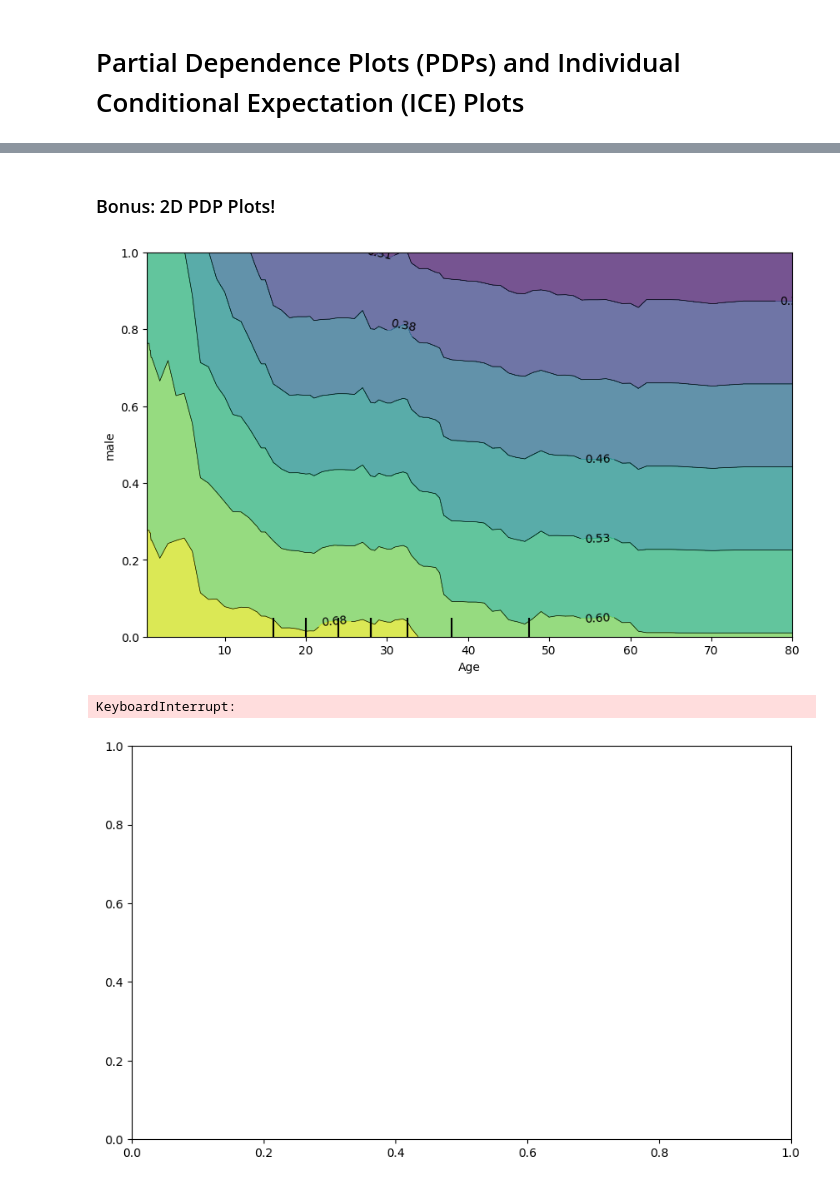
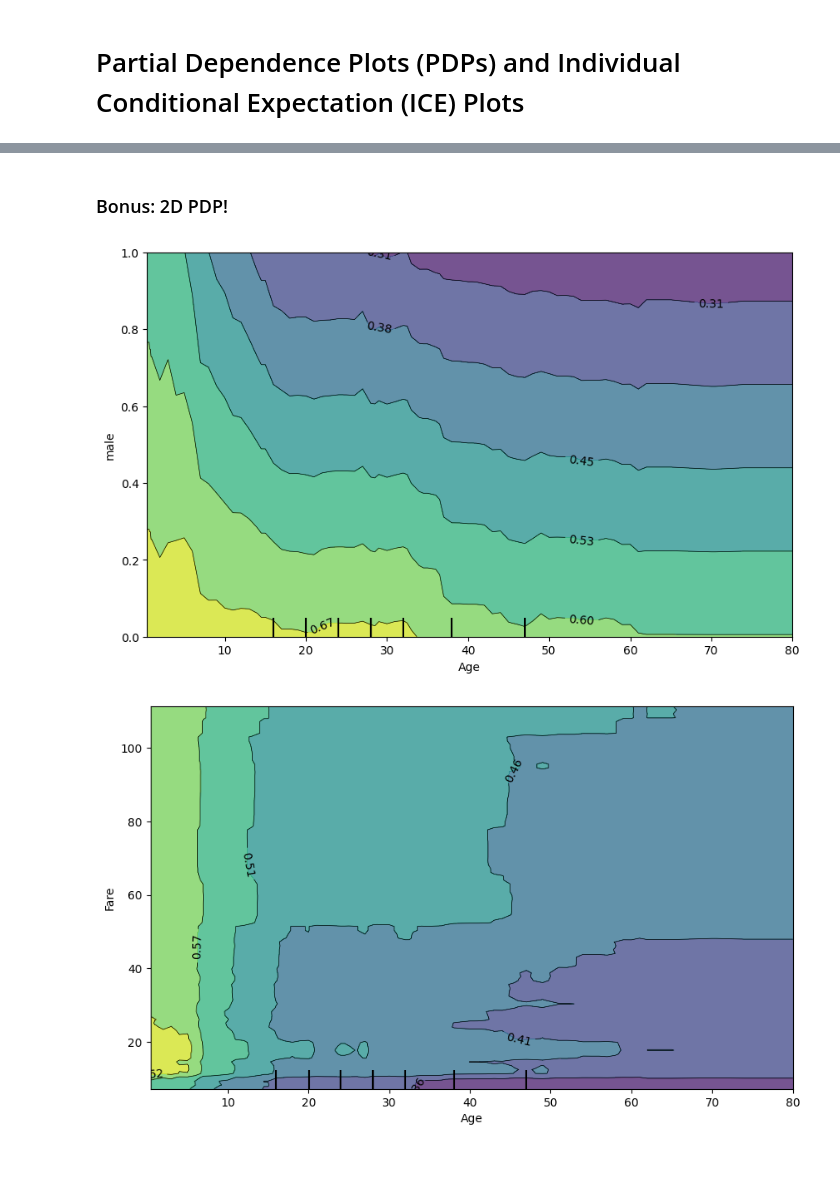
Before and after one commit to hsma-programme/h6_4g_explainable_ai, a Jupyter notebook: teaching_notebooks/pdp_ice_feature_importance_shap_table_tree_classification_titanic.ipynb, the cells around one changed output, grey strips where cells are left out. Drawn from its saved outputs; the diff is of its cells as text; code cells hidden in the pictures.

```diff
--- a/teaching_notebooks/pdp_ice_feature_importance_shap_table_tree_classification_titanic.ipynb
+++ b/teaching_notebooks/pdp_ice_feature_importance_shap_table_tree_classification_titanic.ipynb
@@ -366,10 +406,10 @@ plt.show()
 # %% [markdown]
-### Bonus: 2D PDP Plots!
+### Bonus: 2D PDP!
 # %%
 fig, ax = plt.subplots(figsize=(10, 6))
 display = PartialDependenceDisplay.from_estimator(
     model,  # Your fitted model
-    X,  # Your feature matrix
+    X_train,  # Your feature matrix
     features=[('Age', 'male')],  # List of features to plot
     target=0,
     kind='average',  # Type of PDP
@@ -378,19 +418,18 @@ display = PartialDependenceDisplay.from_estimator(
 )
 plt.show()
 # %% [output]
-[figure, old version]
+[figure, new version]
 # %%
 fig, ax = plt.subplots(figsize=(10, 6))
 display = PartialDependenceDisplay.from_estimator(
     model,  # Your fitted model
-    X,  # Your feature matrix
+    X_train,  # Your feature matrix
     features=[('Age', 'Fare')],  # List of features to plot
     target=0,
     kind='average',  # Type of PDP
     ax=ax,
     random_state=42
 )
 plt.show()
 # %% [output]
-KeyboardInterrupt:
-[figure, old version]
+[figure, new version]
```
Also changed, not shown: parts of 17 cells of this notebook, 4 other files.
